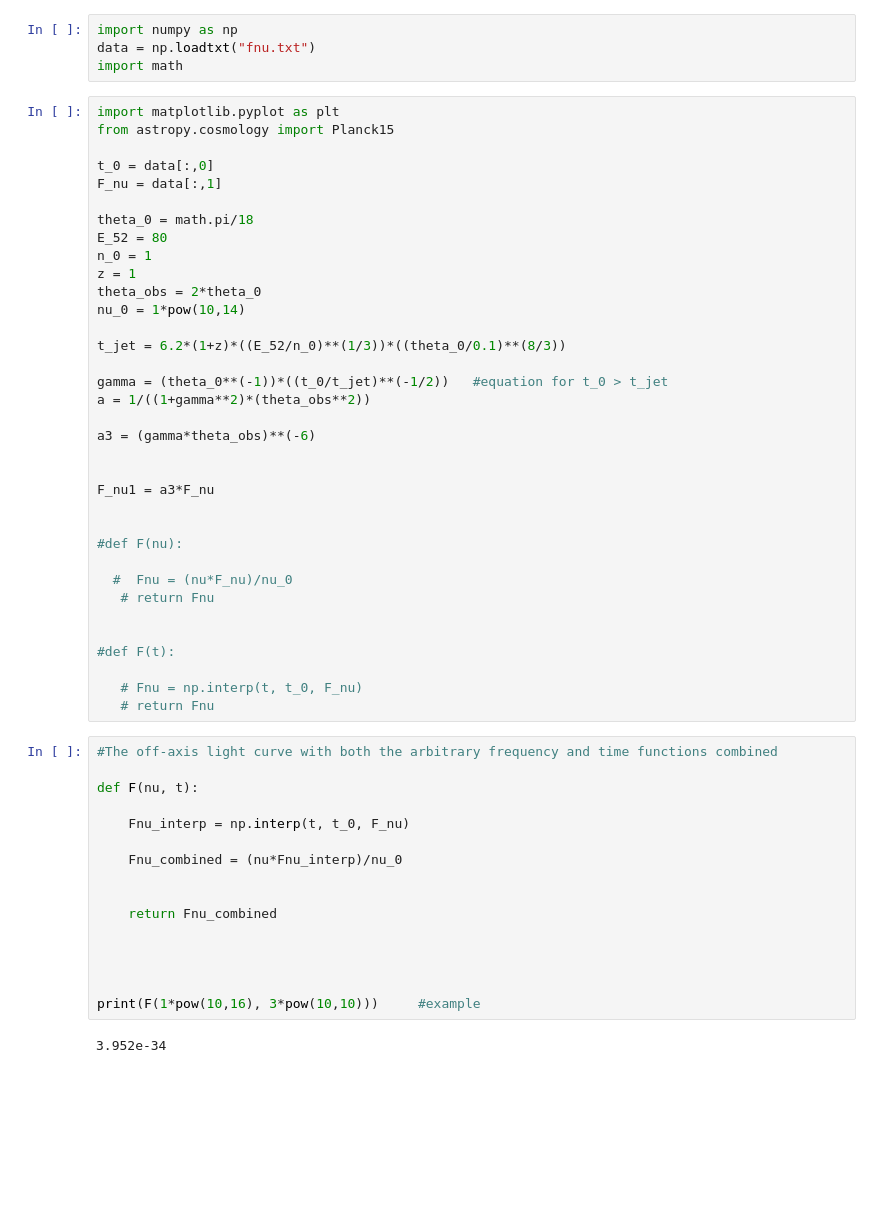
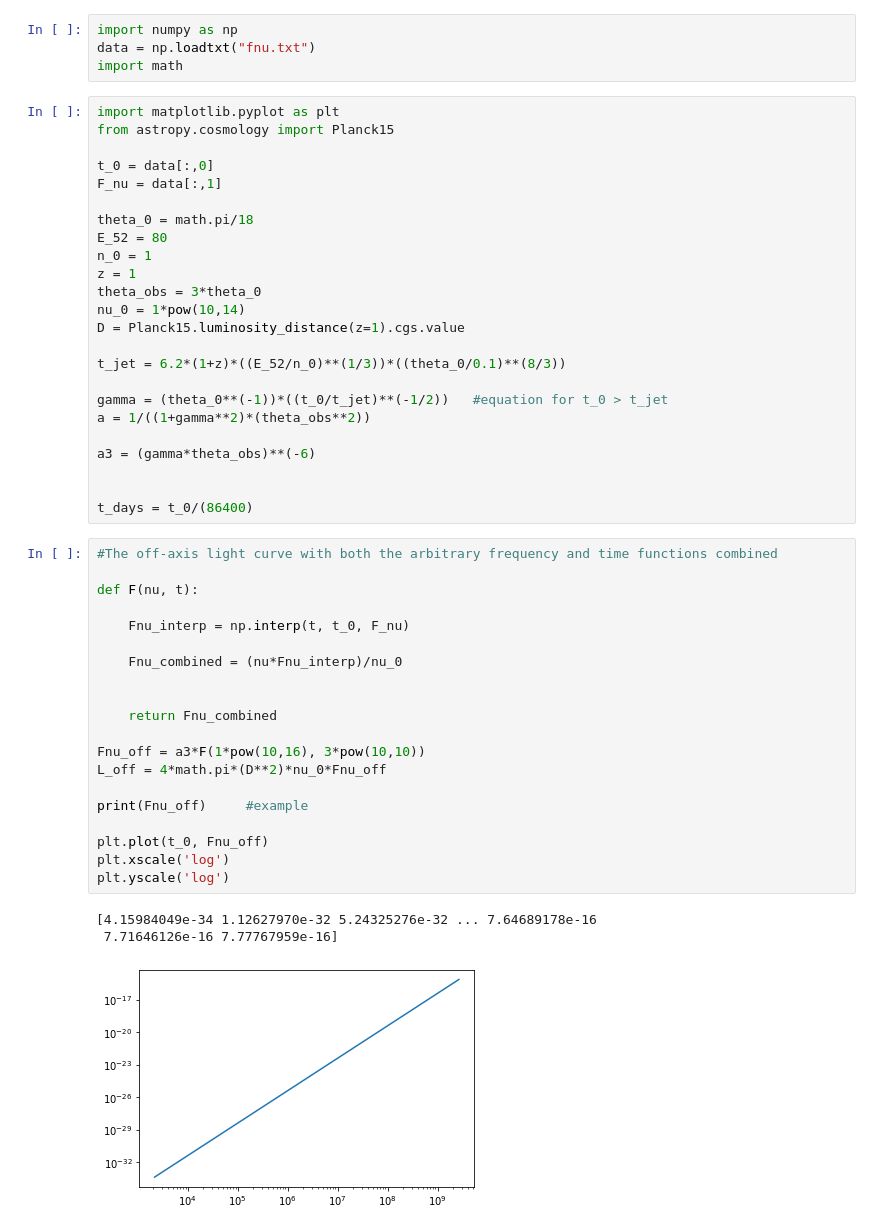
Before and after one commit to caitlin-king/summer-project, a Jupyter notebook: Off-Axis_curve_arbitrary_values.ipynb, the cells around one changed output. Drawn from its saved outputs; the diff is of its cells as text; blank space fills up the shorter version.

Commit message:
added off axis light curve graph

```diff
--- a/Off-Axis_curve_arbitrary_values.ipynb
+++ b/Off-Axis_curve_arbitrary_values.ipynb
@@ -13,8 +13,9 @@ theta_0 = math.pi/18
 E_52 = 80
 n_0 = 1
 z = 1
-theta_obs = 2*theta_0
+theta_obs = 3*theta_0
 nu_0 = 1*pow(10,14)
+D = Planck15.luminosity_distance(z=1).cgs.value
 
 t_jet = 6.2*(1+z)*((E_52/n_0)**(1/3))*((theta_0/0.1)**(8/3))
 
@@ -24,34 +25,28 @@ a = 1/((1+gamma**2)*(theta_obs**2))
 a3 = (gamma*theta_obs)**(-6)
 
 
-F_nu1 = a3*F_nu
-
-
-#def F(nu):
-
-  #  Fnu = (nu*F_nu)/nu_0
-   # return Fnu
-
-
-#def F(t):
-
-   # Fnu = np.interp(t, t_0, F_nu)
-   # return Fnu
+t_days = t_0/(86400)
 # %%
 #The off-axis light curve with both the arbitrary frequency and time functions combined
 
 def F(nu, t):
 
     Fnu_interp = np.interp(t, t_0, F_nu)
 
     Fnu_combined = (nu*Fnu_interp)/nu_0
 
 
     return Fnu_combined
 
+Fnu_off = a3*F(1*pow(10,16), 3*pow(10,10))
+L_off = 4*math.pi*(D**2)*nu_0*Fnu_off
 
+print(Fnu_off)     #example
 
-
-print(F(1*pow(10,16), 3*pow(10,10)))     #example
+plt.plot(t_0, Fnu_off)
+plt.xscale('log')
+plt.yscale('log')
 # %% [output]
-3.952e-34
+[4.15984049e-34 1.12627970e-32 5.24325276e-32 ... 7.64689178e-16
+ 7.71646126e-16 7.77767959e-16]
+[figure, added]
```
Also changed, not shown: 1 other file.
